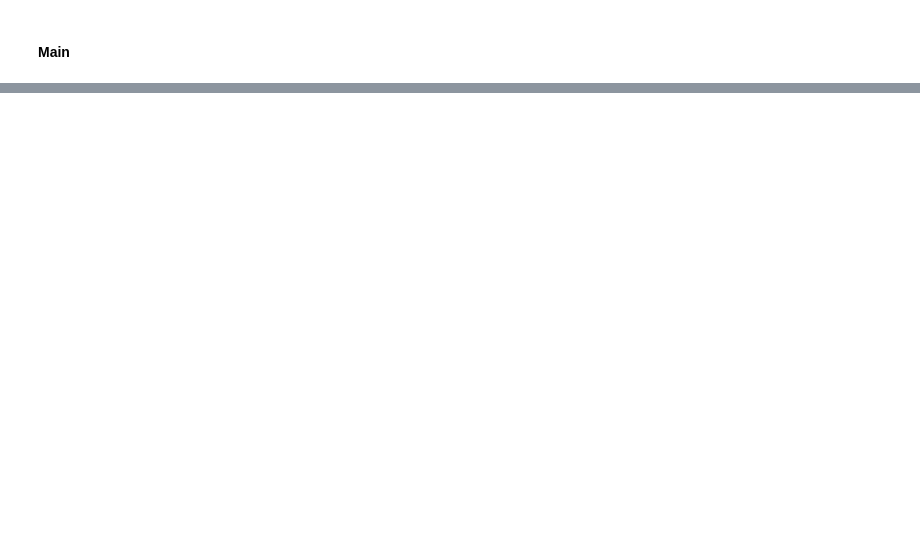
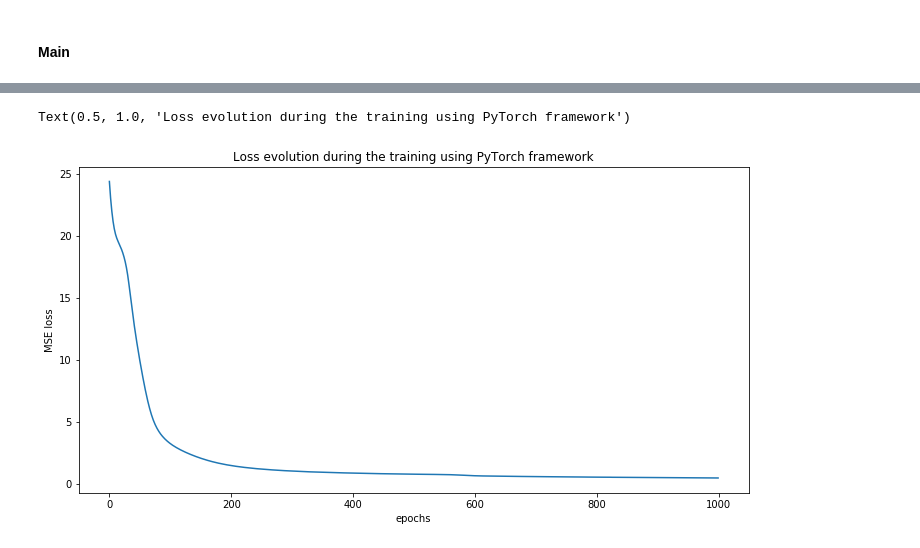
Before and after one commit to michelhugo/DeepLearning, a Jupyter notebook: Project2/models_stats.ipynb, the cells around one changed output, grey strips where cells are left out. Cells and saved outputs as stored; diff of their text form; code cells hidden in the pictures; blank space fills up the shorter version.

```diff
--- a/Project2/models_stats.ipynb
+++ b/Project2/models_stats.ipynb
@@ -155,0 +186,22 @@ train_input, test_input, train_target, test_target = generate_sets()
+# %%
+# I guess we need one-hot encoding format for MSELoss
+def one_hot(labels, nb_labels):
+    '''
+    input labels can be either np array or tensors
+    output is a torch.tensor
+    '''
+    if (type(labels) == np.ndarray):
+        h_labels = (np.arange(nb_labels) == labels[:, None]).astype(np.float32)
+
+    elif (type(labels) == torch.Tensor):
+        h_labels = labels.numpy()
+        h_labels = (np.arange(nb_labels) == h_labels[:, None]).astype(np.float32)
+
+    else:
+        raise ValueError('The input type must be either numpy.ndarray or torch.Tensor')
+
+    return torch.Tensor(h_labels)
+# %%
+train_target_h = one_hot(train_target, 2)
+test_target_h = one_hot(test_target, 2)
+train_target_h
@@ -157,10 +217,10 @@ train_input, test_input, train_target, test_target = generate_sets()
 # Test
 mini_batch_size = 10
 
-for k in range(10):
-    model = Net()
-    train_model(model, train_input, train_target, mini_batch_size)
-    nb_test_errors = compute_nb_errors(model, test_input, test_target, mini_batch_size)
-    print('test error Net {:0.2f}% {:d}/{:d}'.format((100 * nb_test_errors) / test_input.size(0),
+
+model = Net()
+losses_ = train_model(model, train_input, train_target_h, mini_batch_size, monitor_loss=True)
+nb_test_errors = compute_nb_errors(model, test_input, test_target)
+print('test error Net {:0.2f}% {:d}/{:d}'.format((100 * nb_test_errors) / test_input.size(0),
                                                       nb_test_errors, test_input.size(0)))
 # %% [output]
@@ -184,0 +254,10 @@ IndexError: too many indices for tensor of dimension 1
+# %%
+# 1000 epochs
+plt.subplots(figsize=(12, 6))
+plt.plot(losses_)
+plt.xlabel('epochs')
+plt.ylabel('MSE loss')
+plt.title('Loss evolution during the training using PyTorch framework')
+# %% [output]
+Text(0.5, 1.0, 'Loss evolution during the training using PyTorch framework')
+[figure, added]
```
Also changed, not shown: parts of 16 cells of this notebook.
